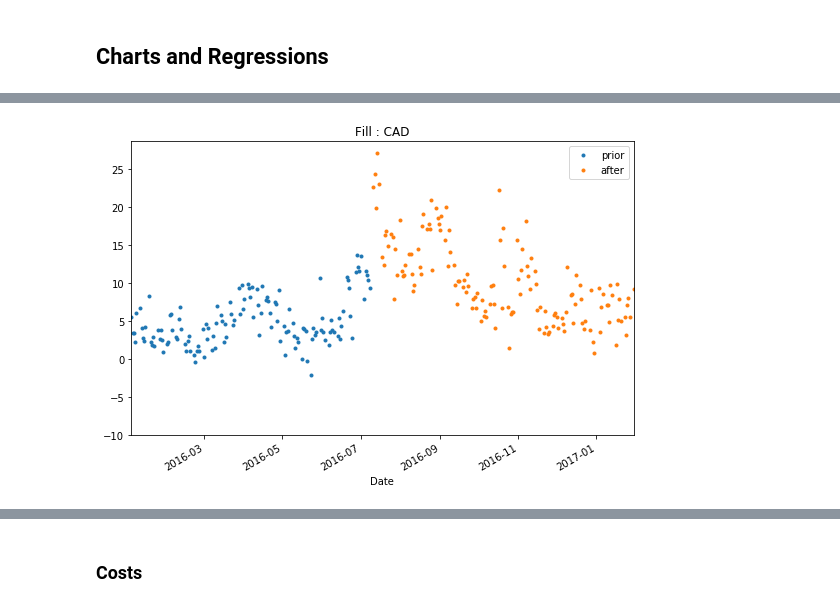
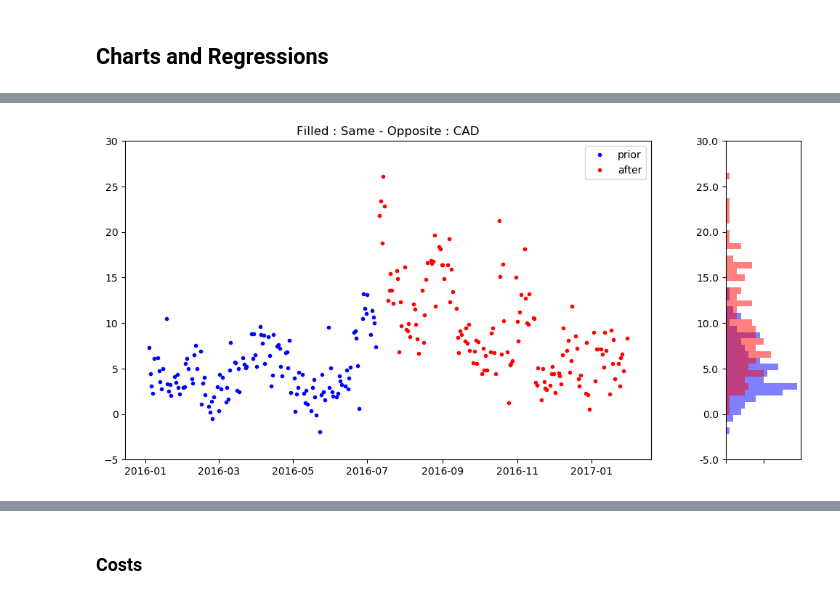
Before and after one commit to fagan2888/UZStats, a Jupyter notebook: CME_Tick_Changes_CAD.ipynb, the cells around one changed output, grey strips where cells are left out. Cells and saved outputs as stored; diff of their text form; code cells hidden in the pictures.

```diff
--- a/CME_Tick_Changes_CAD.ipynb
+++ b/CME_Tick_Changes_CAD.ipynb
@@ -494,8 +415,8 @@ cme.time_series_plot(DEPL_STATS_TS, 'DT+F same-oppo',\
 # %%
-cme.time_series_plot(DEPL_STATS_TS, 'Fill same-oppo',\
-    'Fill : '+CURR, -10)
+cme.time_series_hist_plot(DEPL_STATS_TS, 'Fill same-oppo',\
+    'Filled : Same - Opposite : '+CURR, -5, 30, 50)
 # %% [output]
-[figure, old version]
+[figure, new version]
 # %%
 plt.figure(figsize=(9, 6))
 sns.scatterplot(x='eta1', y='DC same-oppo', hue='Status',\
```
Also changed, not shown: parts of 119 cells of this notebook, 11 other files.
